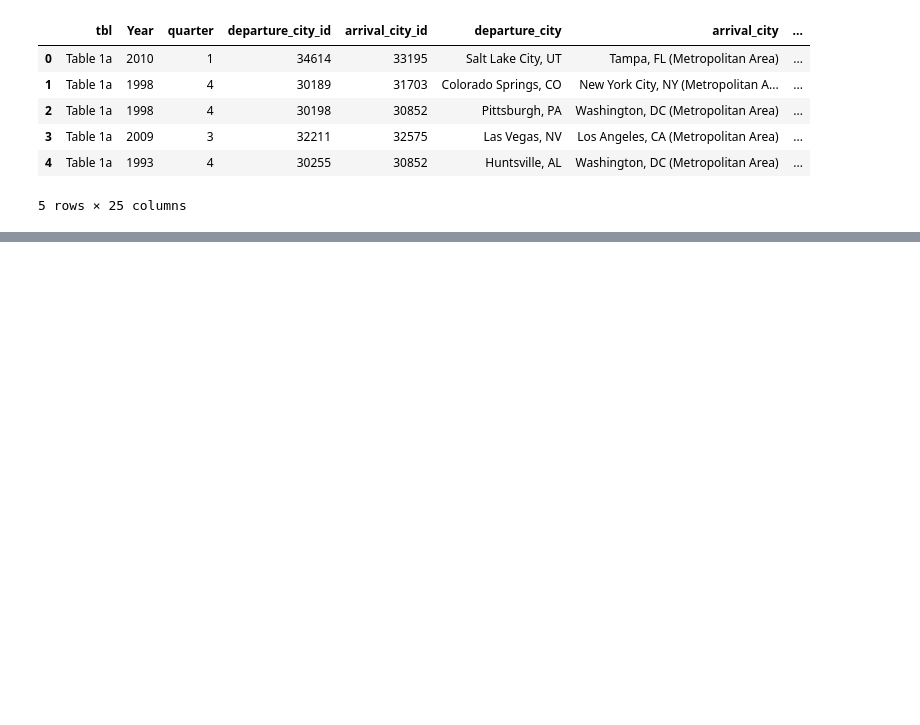
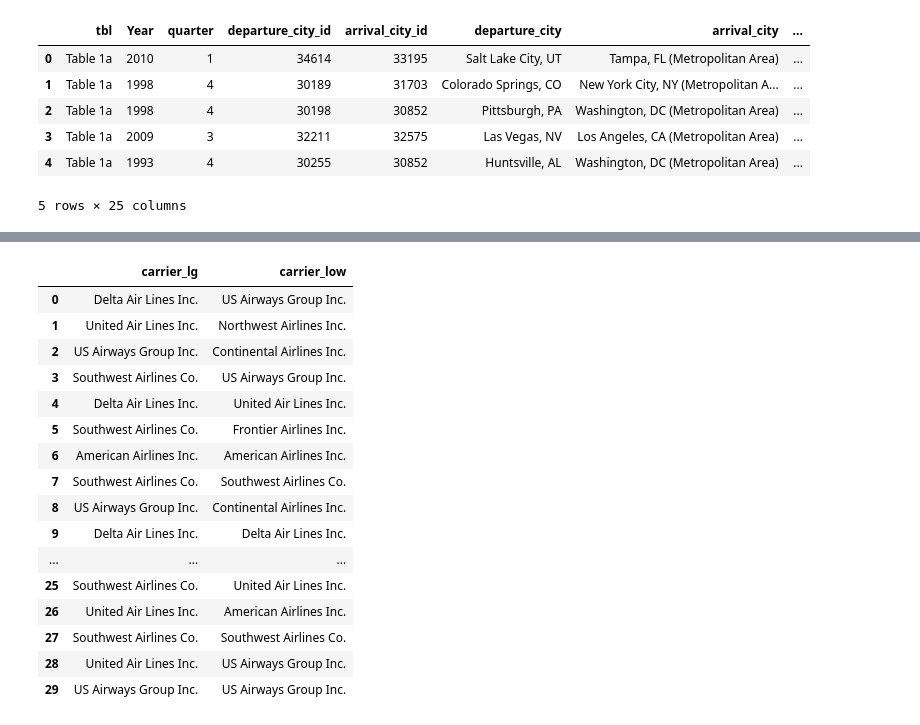
Before and after one commit to CamdenBeck/Project_03, a Jupyter notebook: Camden/clean_flight_routes_and_fares_1993_2024.ipynb, the cells around one changed output, grey strips where cells are left out. Cells and saved outputs as stored; diff of their text form; code cells hidden in the pictures; blank space fills up the shorter version.

Commit message:
Added airline names.

```diff
--- a/Camden/clean_flight_routes_and_fares_1993_2024.ipynb
+++ b/Camden/clean_flight_routes_and_fares_1993_2024.ipynb
@@ -63,7 +63,7 @@ flight_data_df = flight_data_df.rename(columns={
     "airportid_1": "departure_airport_id",
     "airportid_2": "arrival_airport_id",
     "airport_1": "departure_airport",
-    "airport_2": "arrival_airport"
+    "airport_2": "arrival_airport",
 })
 
 # Display the first 5 rows of the updated DataFrame
@@ -116,3 +138,63 @@ flight_data_df.head()
+# %%
+# Convert the airline codes to airline names
+# Create a dictionary with airline codes as keys and airline names as values
+# You can find a list of these codes and their corresponding airline names in the Bureau of Transportation Statistics website
+airlines = {
+    "WN": "Southwest Airlines Co.",
+    "DL": "Delta Air Lines Inc.",
+    "AA": "American Airlines Inc.",
+    "UA": "United Air Lines Inc.",
+    "B6": "JetBlue Airways",
+    "AS": "Alaska Airlines Inc.",
+    "NK": "Spirit Air Lines",
+    "G4": "Allegiant Air",
+    "F9": "Frontier Airlines Inc.",
+    "HA": "Hawaiian Airlines Inc.",
+    "SY": "Sun Country Airlines d/b/a MN Airlines",
+    "VX": "Virgin America",
+    "US": "US Airways Group Inc.",
+    "CO": "Continental Airlines Inc.",
+    "HP": "America West Airlines Inc.",
+    "NW": "Northwest Airlines Inc.",
+    "FL": "AirTran Airways Corporation",
+    "TZ": "ATA Airlines Inc.",
+    "YX": "Midwest Airlines Inc.",
+    "EV": "Atlantic Southeast Airlines",
+    "MQ": "Envoy Air",
+    "OH": "PSA Airlines",
+    "OO": "SkyWest Airlines",
+    "YV": "Mesa Airlines",
+    "9E": "Endeavor Air",
+    "AX": "Trans States Airlines",
+    "CP": "Compass Airlines",
+    "PT": "Piedmont Airlines",
+    "ZW": "Air Wisconsin Airlines"
+}
+# %%
+# Replace the airline codes with the airline names
+flight_data_df['carrier_lg'] = flight_data_df['carrier_lg'].replace(airlines)
+flight_data_df['carrier_low'] = flight_data_df['carrier_low'].replace(airlines)
+
+# Display the first 30 rows of the updated DataFrame
+flight_data_df[['carrier_lg', 'carrier_low']].head(30)
+# %% [output]
+|  | carrier_lg | carrier_low |
+| 0 | Delta Air Lines Inc. | US Airways Group Inc. |
+| 1 | United Air Lines Inc. | Northwest Airlines Inc. |
+| 2 | US Airways Group Inc. | Continental Airlines Inc. |
+| 3 | Southwest Airlines Co. | US Airways Group Inc. |
+| 4 | Delta Air Lines Inc. | United Air Lines Inc. |
+| 5 | Southwest Airlines Co. | Frontier Airlines Inc. |
+| 6 | American Airlines Inc. | American Airlines Inc. |
+| 7 | Southwest Airlines Co. | Southwest Airlines Co. |
+| 8 | US Airways Group Inc. | Continental Airlines Inc. |
+| 9 | Delta Air Lines Inc. | Delta Air Lines Inc. |
+| ... | ... | ... |
+| 25 | Southwest Airlines Co. | United Air Lines Inc. |
+| 26 | United Air Lines Inc. | American Airlines Inc. |
+| 27 | Southwest Airlines Co. | Southwest Airlines Co. |
+| 28 | United Air Lines Inc. | US Airways Group Inc. |
+| 29 | US Airways Group Inc. | US Airways Group Inc. |
 # %%
 # Save the cleaned data to a new CSV file
 output_file = Path("../Data/CSV/cleaned_flight_data.csv")
```
Also changed, not shown: parts of 2 cells of this notebook.
